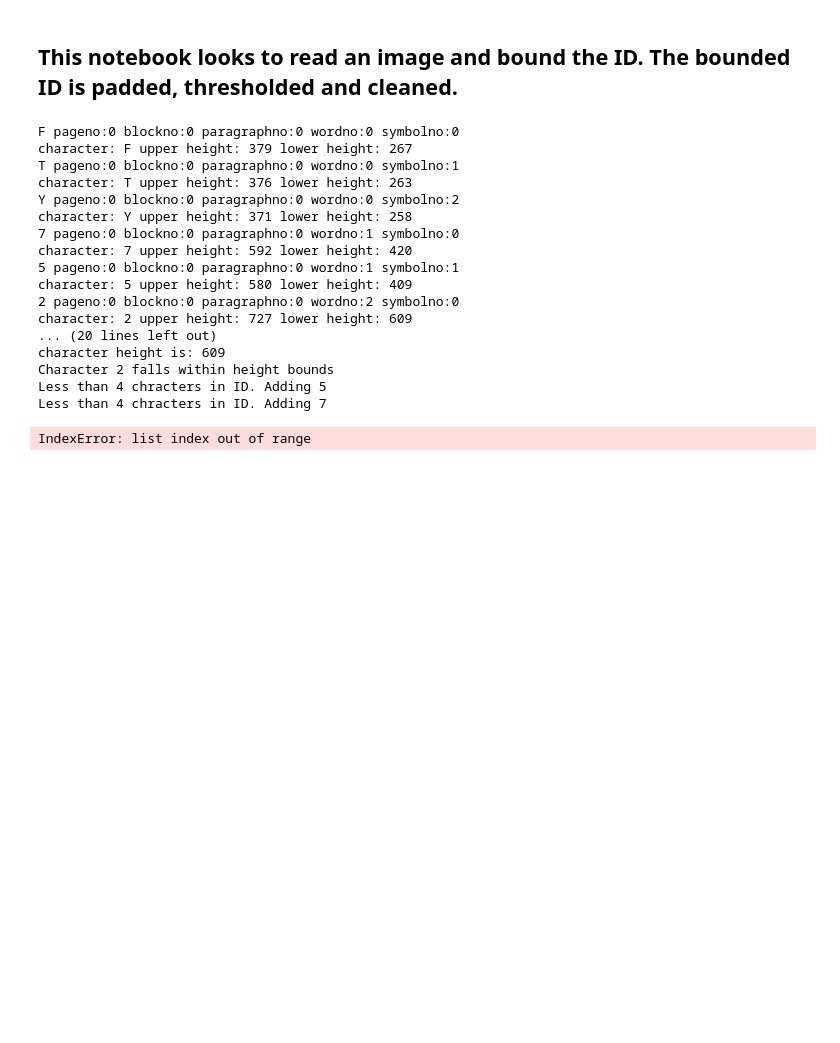
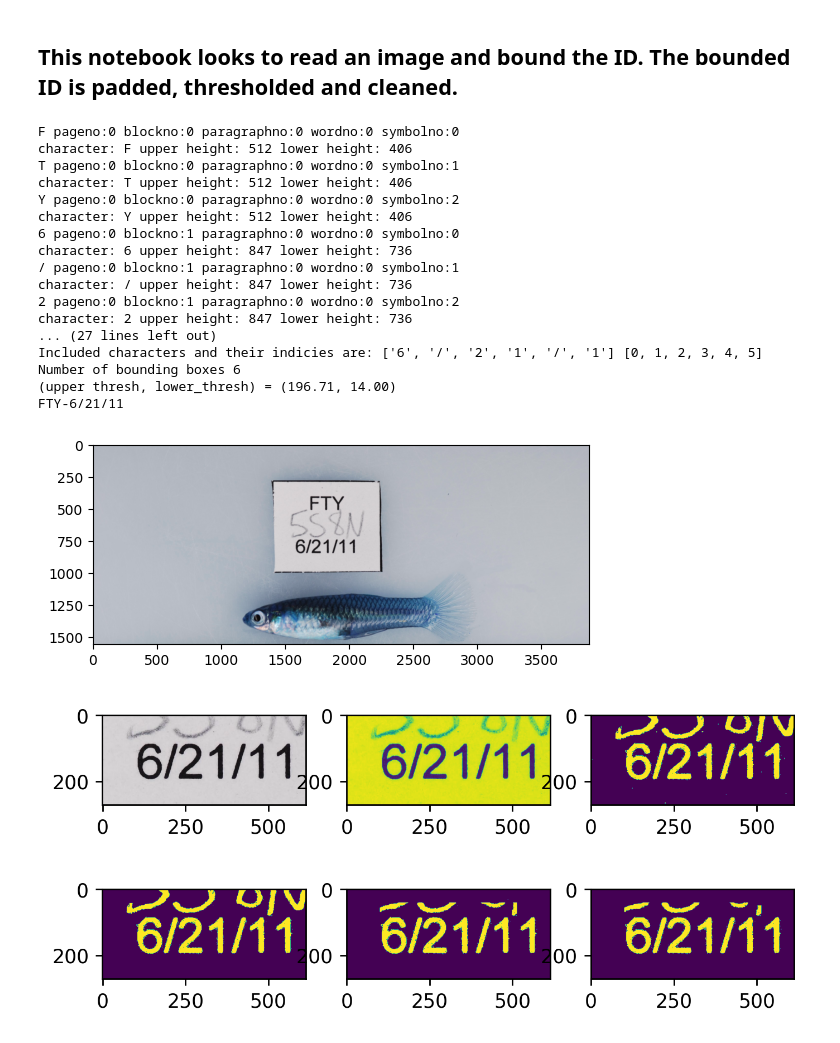
Before and after one commit to Jor-Lee/Guppies, a Jupyter notebook: Python_Files/Identity_Isolation.ipynb, the cells around one changed output. Drawn from its saved outputs; the diff is of its cells as text; code cells hidden in the pictures; blank space fills up the shorter version.

```diff
--- a/Python_Files/Identity_Isolation.ipynb
+++ b/Python_Files/Identity_Isolation.ipynb
@@ -23,41 +305,43 @@ np.random.shuffle(random_files)
 # %%
 # Collect image from bucket
-image_in_bytes = RetreiveImage(random_files[102])
+image_in_bytes = RetreiveImage(random_files[13])
 
 # Read image and return initial output, frame and identity character boxes
 output_string, frame, character_boxes = GetImageAndParaBox(image_in_bytes, client, verbose=True)
 
 # Collect character boxes into a singe ID box.
 identity_box = combine_boxes(character_boxes)
 
 padx = 100
-pady = 60
+pady = 80
 # Reduce the image to just the ID
 reduced_frame = reduce_image(frame, identity_box, padx=padx, pady=pady)
 
 # Mask and remove for final image
 masked_image = mask_and_remove(reduced_frame, verbose = True)
 
 # Remove deltas
-final_image = remove_deltas(masked_image, width=10, padx=padx, pady=pady, verbose = True)
+final_image = remove_deltas(masked_image, width=15, padx=padx, pady=pady//2, verbose = True)
 
 print(output_string)
 # %% [output]
 F pageno:0 blockno:0 paragraphno:0 wordno:0 symbolno:0
-character: F upper height: 379 lower height: 267
+character: F upper height: 512 lower height: 406
 T pageno:0 blockno:0 paragraphno:0 wordno:0 symbolno:1
-character: T upper height: 376 lower height: 263
+character: T upper height: 512 lower height: 406
 Y pageno:0 blockno:0 paragraphno:0 wordno:0 symbolno:2
-character: Y upper height: 371 lower height: 258
-7 pageno:0 blockno:0 paragraphno:0 wordno:1 symbolno:0
-character: 7 upper height: 592 lower height: 420
-5 pageno:0 blockno:0 paragraphno:0 wordno:1 symbolno:1
-character: 5 upper height: 580 lower height: 409
-2 pageno:0 blockno:0 paragraphno:0 wordno:2 symbolno:0
-character: 2 upper height: 727 lower height: 609
-... (20 lines left out)
-character height is: 609
-Character 2 falls within height bounds
-Less than 4 chracters in ID. Adding 5
-Less than 4 chracters in ID. Adding 7
+character: Y upper height: 512 lower height: 406
+6 pageno:0 blockno:1 paragraphno:0 wordno:0 symbolno:0
+character: 6 upper height: 847 lower height: 736
+/ pageno:0 blockno:1 paragraphno:0 wordno:0 symbolno:1
+character: / upper height: 847 lower height: 736
+2 pageno:0 blockno:1 paragraphno:0 wordno:0 symbolno:2
+character: 2 upper height: 847 lower height: 736
+... (27 lines left out)
+Included characters and their indicies are: ['6', '/', '2', '1', '/', '1'] [0, 1, 2, 3, 4, 5]
+Number of bounding boxes 6
+(upper thresh, lower_thresh) = (196.71, 14.00)
+FTY-6/21/11
-IndexError: list index out of range
+[figure, added]
+[figure, added]
+[figure, added]
```
Also changed, not shown: parts of 8 cells of this notebook, 3 other files.
